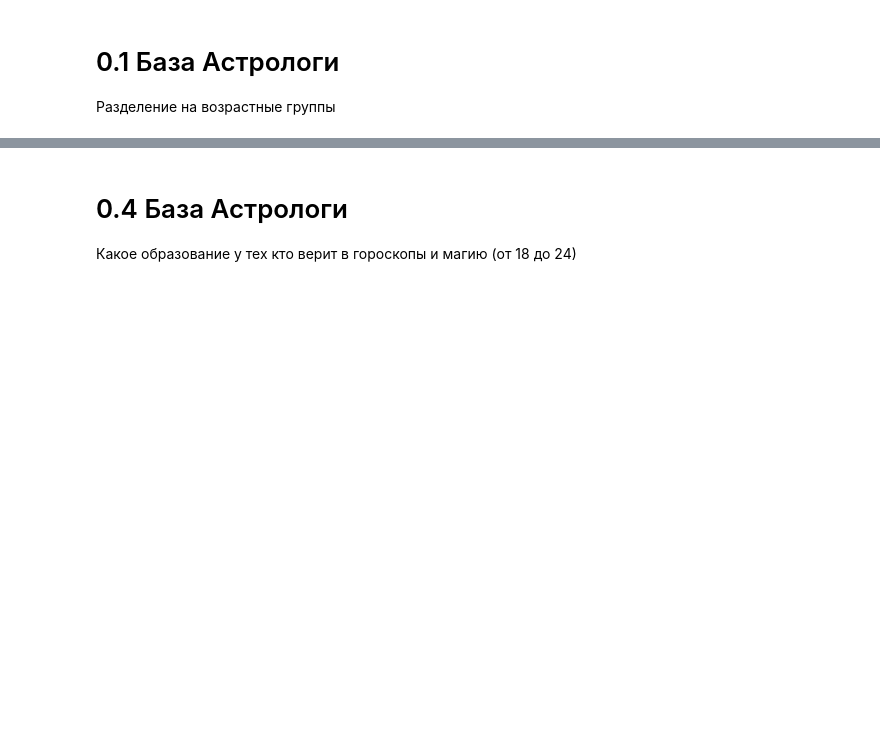
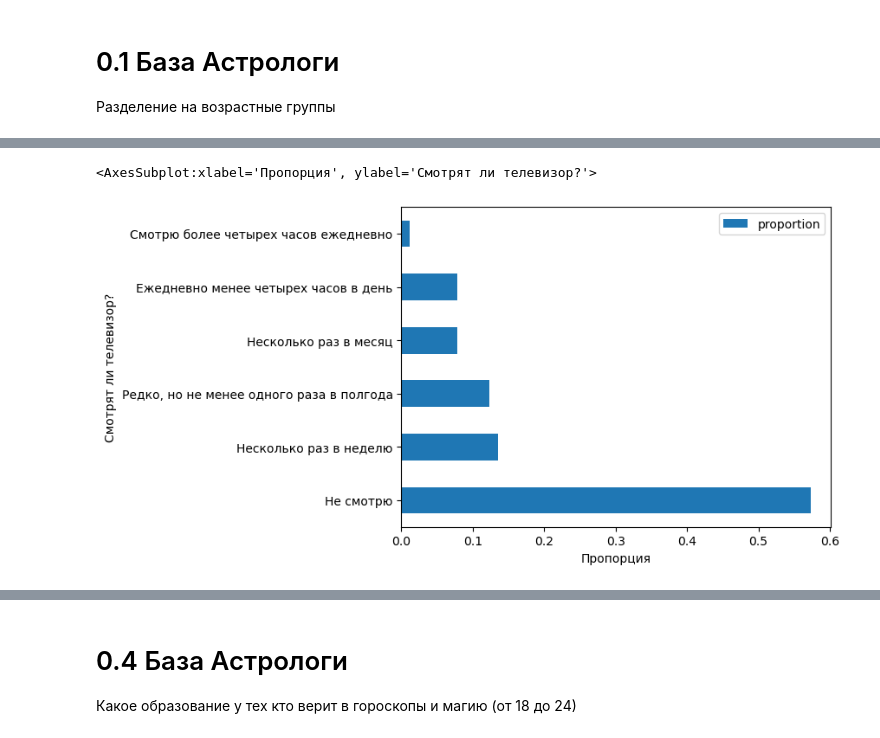
Before and after one commit to dacsson/religion_analysis, a Jupyter notebook: religion_analysis.ipynb, the cells around one changed output, grey strips where cells are left out. Cells and saved outputs as stored; diff of their text form; code cells hidden in the pictures; blank space fills up the shorter version.

```diff
--- a/religion_analysis.ipynb
+++ b/religion_analysis.ipynb
@@ -45,0 +46,7 @@ count_belief.plot(kind='barh', xlabel='Кол-во человек', ylabel = 'В
+# %%
+count_belief = pd.DataFrame(data=gen_z.TV.value_counts(normalize=True))
+
+count_belief.plot(kind='barh', xlabel='Пропорция', ylabel = 'Смотрят ли телевизор?')
+# %% [output]
+<AxesSubplot:xlabel='Пропорция', ylabel='Смотрят ли телевизор?'>
+[figure, added]
```
Also changed, not shown: parts of 13 cells of this notebook.
